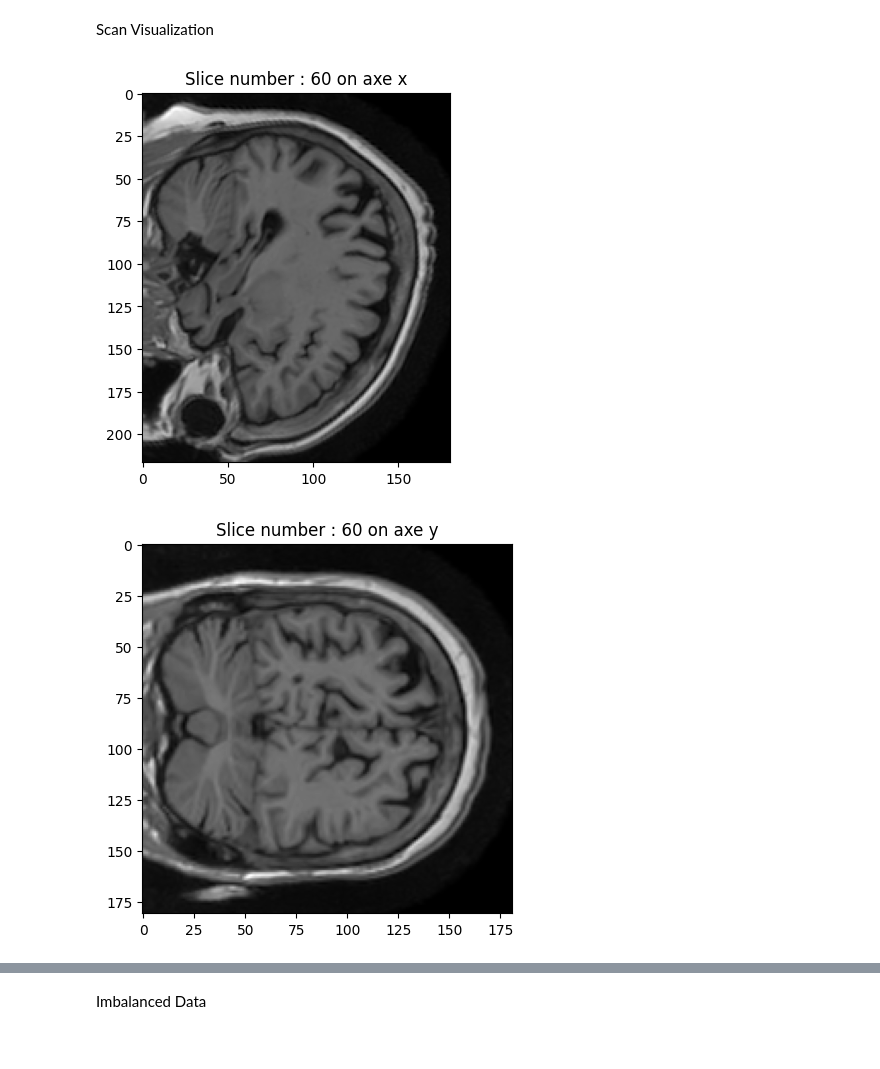
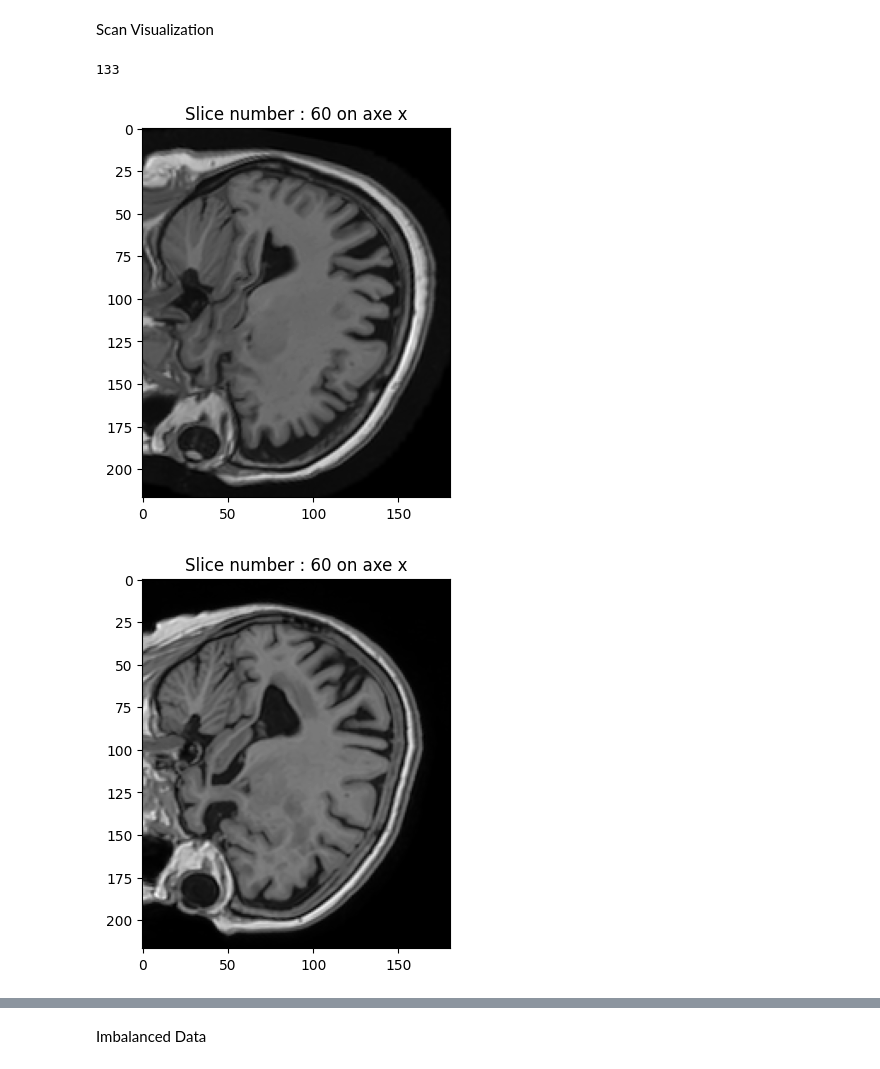
Before and after one commit to Tpris/Computer_vision_Alzheimer_detection, a Jupyter notebook: train_bi_classifier3D-data-aug.ipynb, the cells around one changed output, grey strips where cells are left out. Saved outputs shown, nothing was run; the diff lists cells and outputs as text; code cells hidden in the pictures.

```diff
--- a/train_bi_classifier3D-data-aug.ipynb
+++ b/train_bi_classifier3D-data-aug.ipynb
@@ -73,19 +127,29 @@ Scan Visualization
 # %%
 # MRI images are composed by many slices, build a montage of the them
 def show_2D(irm, slice, axe):
     if axe == "x":
         plt.imshow(irm[slice,:,:], cmap="gray")
     elif axe == "y":
         plt.imshow(irm[:,slice,:], cmap="gray")
     elif axe == "z":
         plt.imshow(irm[:,:,slice], cmap="gray")
     plt.title("Slice number : " + str(slice) + " on axe " + axe)
     plt.show()
 
+firstAug = int(train_set.__len__()/2)
 img = nib.load(train_set[0])
+print(firstAug)
+img2 = nib.load(train_set[firstAug])
+
 show_2D(img.get_fdata(), 60, "x")
+show_2D(img2.get_fdata(), 60, "x")
+
 show_2D(img.get_fdata(), 60, "y")
+show_2D(img2.get_fdata(), 60, "y")
+
 show_2D(img.get_fdata(), 60, "z")
+show_2D(img2.get_fdata(), 60, "z")
 # %% [output]
+133
-[figure, old version]
+[figure, new version]
-[figure, old version]
+[figure, new version]
```
Also changed, not shown: parts of 18 cells of this notebook, 2 other files.
